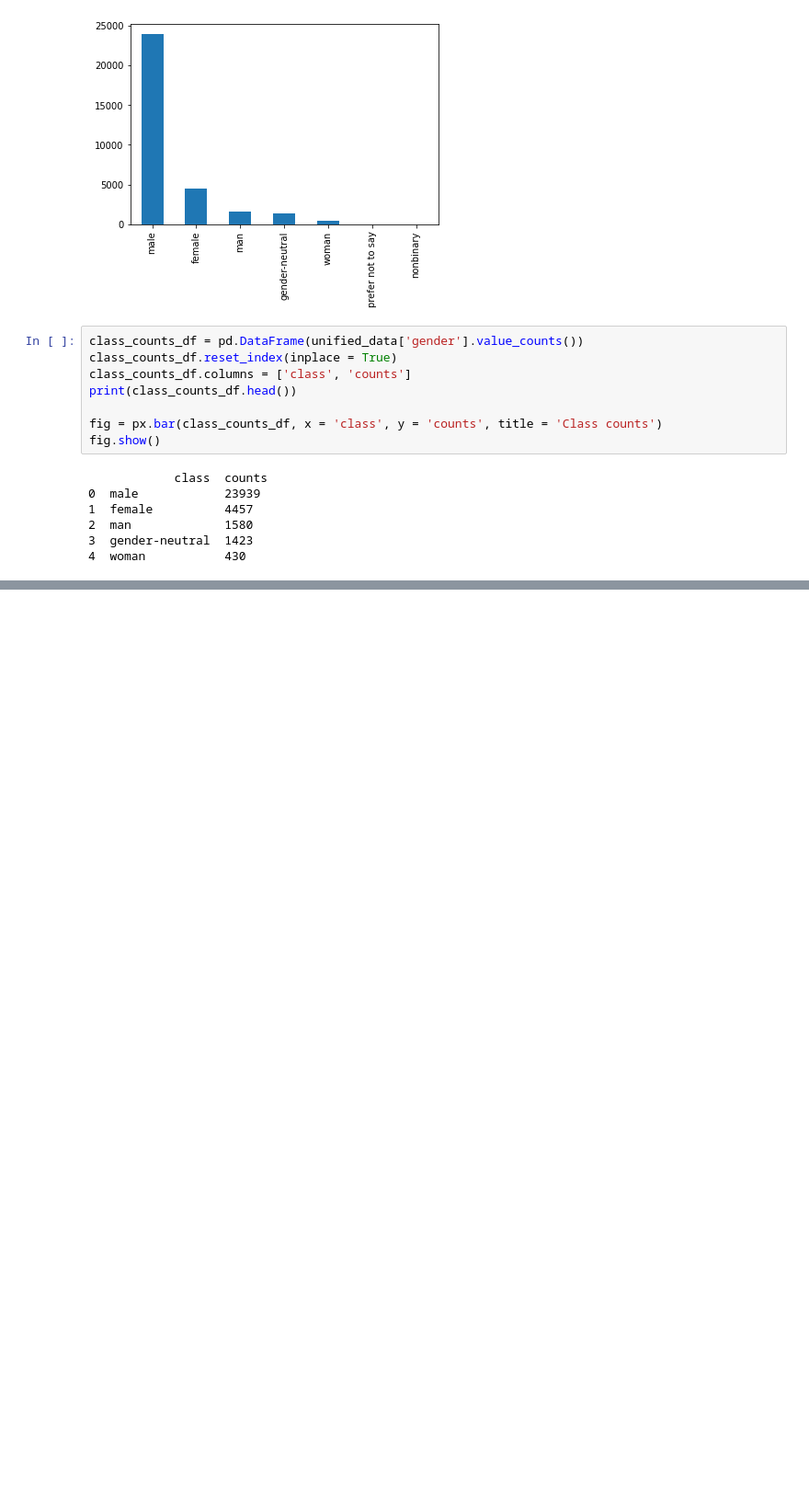
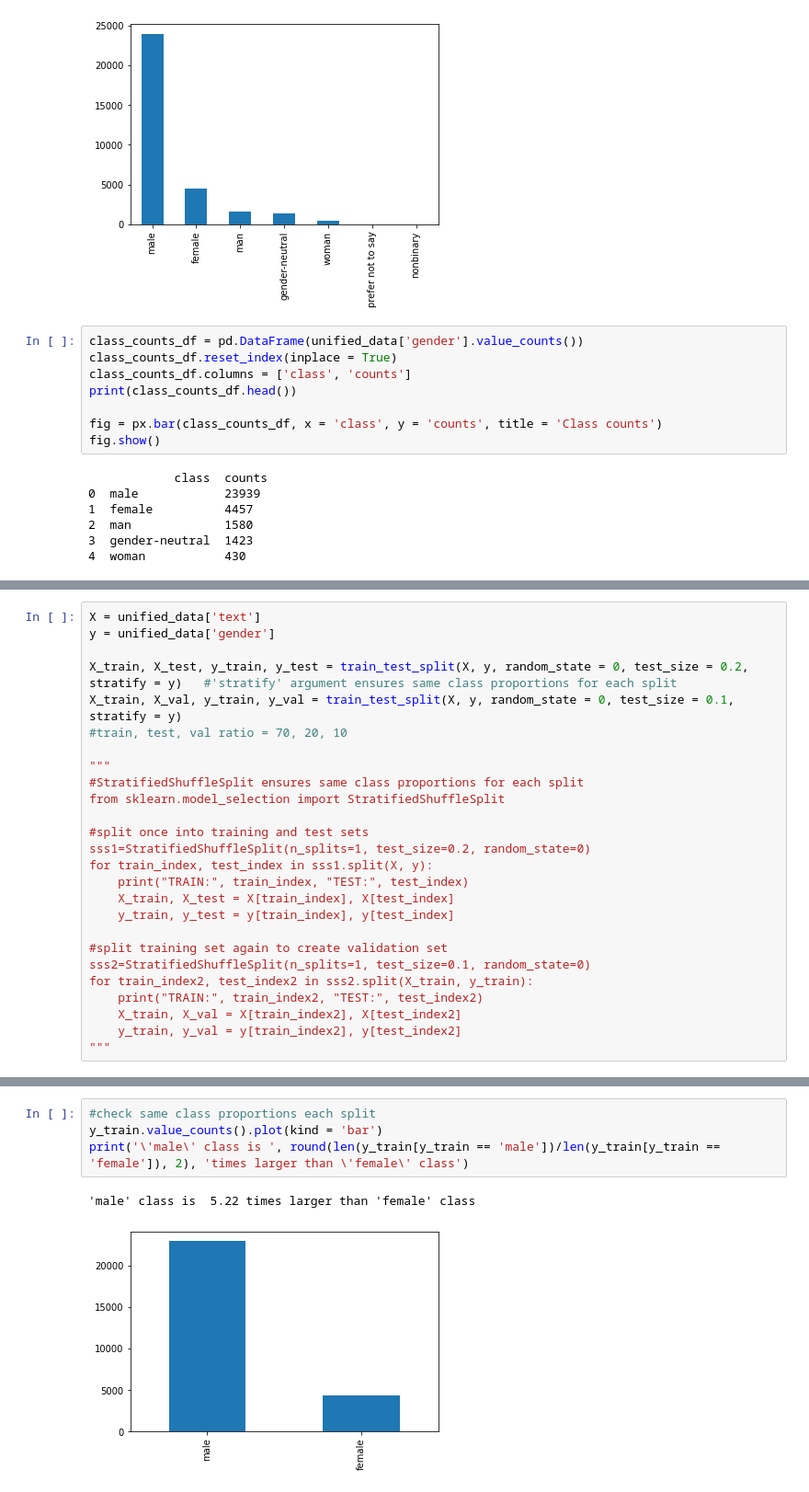
Before and after one commit to Wojciech-Skarbek-K/groupA-backend, a Jupyter notebook: data_load_clean_eda.ipynb, the cells around one changed output, grey strips where cells are left out. Shown at 92% size. Saved outputs shown, nothing was run; the diff lists cells and outputs as text; blank space fills up the shorter version.

```diff
--- a/data_load_clean_eda.ipynb
+++ b/data_load_clean_eda.ipynb
@@ -225,0 +296,26 @@ AC:
+# %%
+X = unified_data['text']
+y = unified_data['gender']
+
+X_train, X_test, y_train, y_test = train_test_split(X, y, random_state = 0, test_size = 0.2, stratify = y)   #'stratify' argument ensures same class proportions for each split
+X_train, X_val, y_train, y_val = train_test_split(X, y, random_state = 0, test_size = 0.1, stratify = y)
+#train, test, val ratio = 70, 20, 10
+
+"""
+#StratifiedShuffleSplit ensures same class proportions for each split
+from sklearn.model_selection import StratifiedShuffleSplit
+
+#split once into training and test sets
+sss1=StratifiedShuffleSplit(n_splits=1, test_size=0.2, random_state=0)
+for train_index, test_index in sss1.split(X, y):
+    print("TRAIN:", train_index, "TEST:", test_index)
+    X_train, X_test = X[train_index], X[test_index]
+    y_train, y_test = y[train_index], y[test_index]
+
+#split training set again to create validation set
+sss2=StratifiedShuffleSplit(n_splits=1, test_size=0.1, random_state=0)
+for train_index2, test_index2 in sss2.split(X_train, y_train):
+    print("TRAIN:", train_index2, "TEST:", test_index2)
+    X_train, X_val = X[train_index2], X[test_index2]
+    y_train, y_val = y[train_index2], y[test_index2]
+"""
@@ -225,0 +332,7 @@ AC:
+# %%
+#check same class proportions each split
+y_train.value_counts().plot(kind = 'bar')
+print('\'male\' class is ', round(len(y_train[y_train == 'male'])/len(y_train[y_train == 'female']), 2), 'times larger than \'female\' class')
+# %% [output]
+'male' class is  5.22 times larger than 'female' class
+[figure, added]
```
Also changed, not shown: parts of 26 cells of this notebook.
